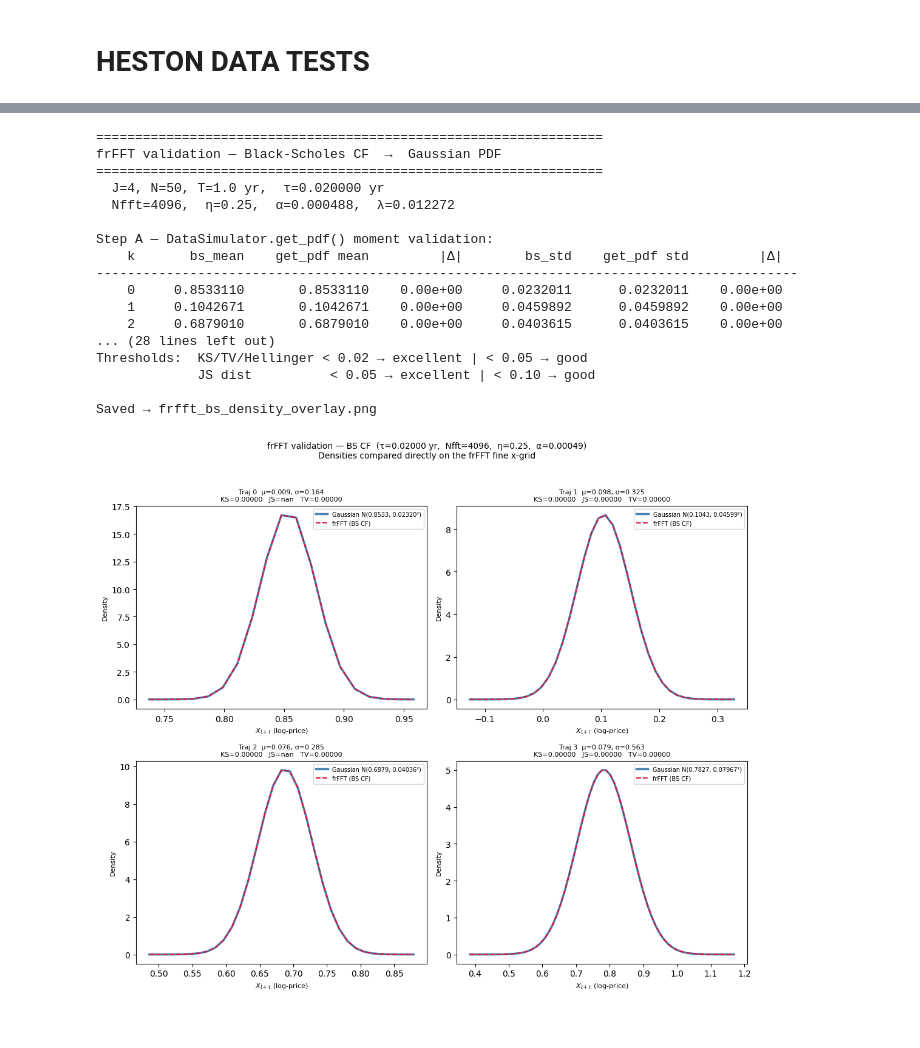
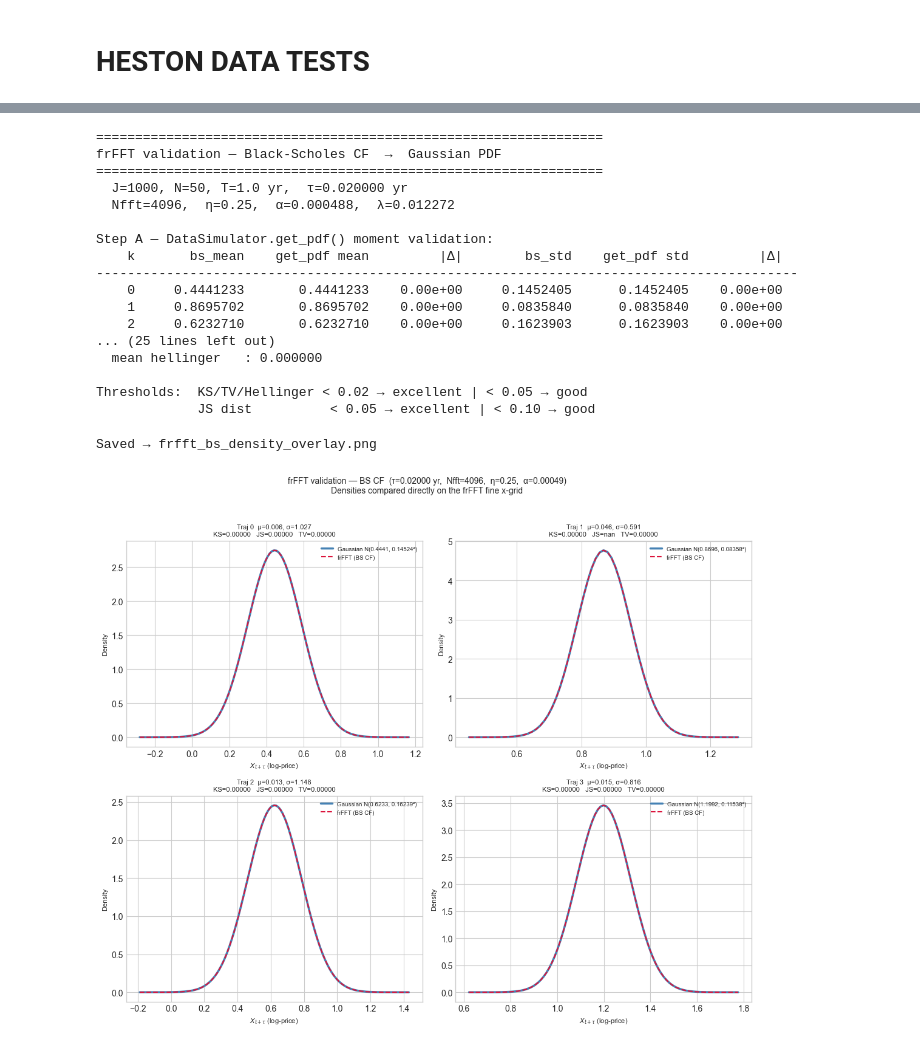
Before and after one commit to matteorofrano/CGAN-for-probability-distribution-generation, a Jupyter notebook: tests.ipynb, the cells around one changed output, grey strips where cells are left out. Saved outputs shown, nothing was run; the diff lists cells and outputs as text; code cells hidden in the pictures.

```diff
--- a/tests.ipynb
+++ b/tests.ipynb
@@ -1930,7 +1930,7 @@ def bs_cf(u: np.ndarray,
 # ─────────────────────────────────────────────────────────────────────────────
 
 SEED          = 42
-J             = 4
+J             = 1000
 N             = 50
 T             = 1.0
 N_STEPS_AHEAD = 1
@@ -1959,7 +1959,7 @@ print()
 sim = DataSimulator(
     X0_range    = (0.0, 1.0),
     mu_range    = (0.0, 0.1),
-    sigma_range = (0.1, 0.6),
+    sigma_range = (0.1, 1.2),
     T=T, N=N, n_simulations=J, seed=SEED,
 )
 sim.get_paths()
@@ -1977,7 +1977,7 @@ print("Step A — DataSimulator.get_pdf() moment validation:")
 print(f"  {'k':>3}  {'bs_mean':>12}  {'get_pdf mean':>14}  {'|Δ|':>10}"
       f"  {'bs_std':>12}  {'get_pdf std':>13}  {'|Δ|':>10}")
 print("-" * 90)
-for k in range(J):
+for k in range(4):
     print(f"  {k:3d}  {bs_mean[k]:12.7f}  {get_pdf_mean[k]:14.7f}  "
           f"{abs(bs_mean[k]-get_pdf_mean[k]):10.2e}"
           f"  {bs_std[k]:12.7f}  {get_pdf_std[k]:13.7f}  "
@@ -2050,7 +2050,7 @@ print("Step B — frFFT fine-grid moment accuracy:")
 print(f"  {'k':>3}  {'frfft_mean':>12}  {'bs_mean':>12}  {'|Δmean|':>10}"
       f"  {'frfft_std':>12}  {'bs_std':>12}  {'|Δstd|':>10}")
 print("-" * 85)
-for k in range(J):
+for k in range(4):
     print(f"  {k:3d}  {frfft_mean[k]:12.7f}  {bs_mean[k]:12.7f}  "
           f"{abs(frfft_mean[k]-bs_mean[k]):10.2e}"
           f"  {frfft_std[k]:12.7f}  {bs_std[k]:12.7f}  "
@@ -2088,7 +2088,7 @@ def _hellinger(p, q):
 
 metrics = {m: [] for m in ["ks", "js", "tv", "hellinger"]}
 
-for k in range(J):
+for k in range(4):
     in_sup = mask[k]
     pf = pdf_frfft[k, in_sup] * lam     # probability mass at each grid point
     pg = pdf_gauss[k, in_sup] * lam
@@ -2105,7 +2105,7 @@ print(f"  (comparing {int(mask.sum(1).mean()):.0f} active grid points per trajec
 print()
 print(f"  {'k':>3}  {'KS':>9}  {'JS dist':>9}  {'TV':>9}  {'Hellinger':>11}")
 print("-" * 50)
-for k in range(J):
+for k in range(3):
     print(f"  {k:3d}  {metrics['ks'][k]:9.6f}  {metrics['js'][k]:9.6f}"
           f"  {metrics['tv'][k]:9.6f}  {metrics['hellinger'][k]:11.6f}")
 print("-" * 50)
@@ -2121,14 +2121,14 @@ print()
 # 7.  Plots
 # ─────────────────────────────────────────────────────────────────────────────
 
-ncols = min(J, 2)
-nrows = int(np.ceil(J / ncols))
+ncols = min(4, 2)
+nrows = int(np.ceil(4 / ncols))
 
 # ── Figure 1: fine-grid density overlay ──────────────────────────────────────
 fig1, axes = plt.subplots(nrows, ncols, figsize=(5.5 * ncols, 4.5 * nrows))
 axes = np.array(axes).flatten()
 
-for k in range(J):
+for k in range(4):
     ax = axes[k]
     in_sup = mask[k]
     xk  = x_grid[k, in_sup]
@@ -2145,42 +2145,43 @@ for k in range(J):
         f"KS={metrics['ks'][k]:.5f}   JS={metrics['js'][k]:.5f}   "
         f"TV={metrics['tv'][k]:.5f}",
         fontsize=8,
     )
     ax.set_xlabel(r"$X_{t+\tau}$ (log-price)", fontsize=8)
     ax.set_ylabel("Density", fontsize=8)
     ax.legend(fontsize=7)
 
-for extra in axes[J:]:
+for extra in axes[4:]:
     fig1.delaxes(extra)
 
 fig1.suptitle(
     f"frFFT validation — BS CF  "
     f"(τ={tau:.5f} yr,  Nfft={Nfft},  η={eta},  α={alpha_frfft:.5f})\n"
     f"Densities compared directly on the frFFT fine x-grid",
     fontsize=10, y=1.02,
 )
 plt.tight_layout()
 print("Saved → frfft_bs_density_overlay.png")
 plt.show()
 # %% [output]
 =================================================================
 frFFT validation — Black-Scholes CF  →  Gaussian PDF
 =================================================================
-  J=4, N=50, T=1.0 yr,  τ=0.020000 yr
+  J=1000, N=50, T=1.0 yr,  τ=0.020000 yr
   Nfft=4096,  η=0.25,  α=0.000488,  λ=0.012272
 
 Step A — DataSimulator.get_pdf() moment validation:
     k       bs_mean    get_pdf mean         |Δ|        bs_std    get_pdf std         |Δ|
 ------------------------------------------------------------------------------------------
-    0     0.8533110       0.8533110    0.00e+00     0.0232011      0.0232011    0.00e+00
-    1     0.1042671       0.1042671    0.00e+00     0.0459892      0.0459892    0.00e+00
-    2     0.6879010       0.6879010    0.00e+00     0.0403615      0.0403615    0.00e+00
-... (28 lines left out)
+    0     0.4441233       0.4441233    0.00e+00     0.1452405      0.1452405    0.00e+00
+    1     0.8695702       0.8695702    0.00e+00     0.0835840      0.0835840    0.00e+00
+    2     0.6232710       0.6232710    0.00e+00     0.1623903      0.1623903    0.00e+00
+... (25 lines left out)
+  mean hellinger   : 0.000000
+
 Thresholds:  KS/TV/Hellinger < 0.02 → excellent | < 0.05 → good
              JS dist          < 0.05 → excellent | < 0.10 → good
-
-Saved → frfft_bs_density_overlay.png
+Saved → frfft_bs_density_overlay.png
-[figure, old version]
+[figure, new version]
 # %%
 
 # ── Figure 2: residual (frFFT - Gaussian) ────────────────────────────────────
```
Also changed, not shown: parts of 2 cells of this notebook, 17 other files.
